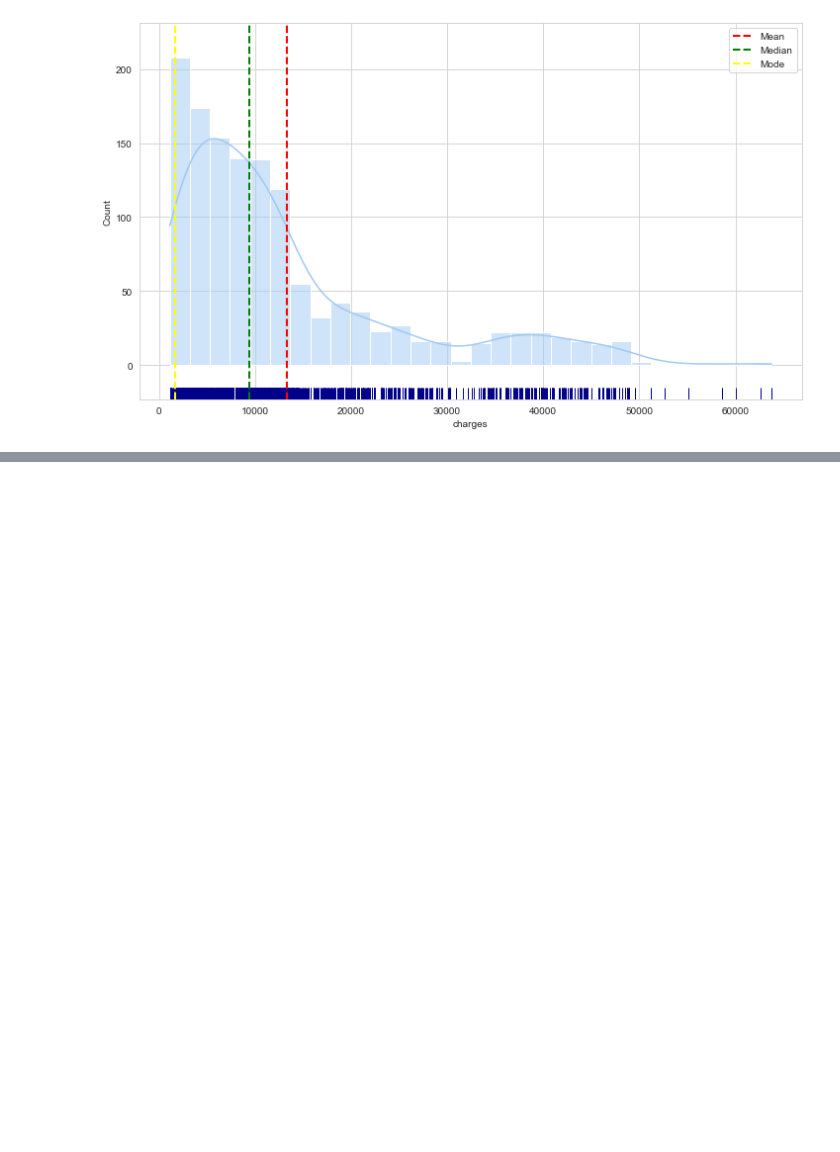
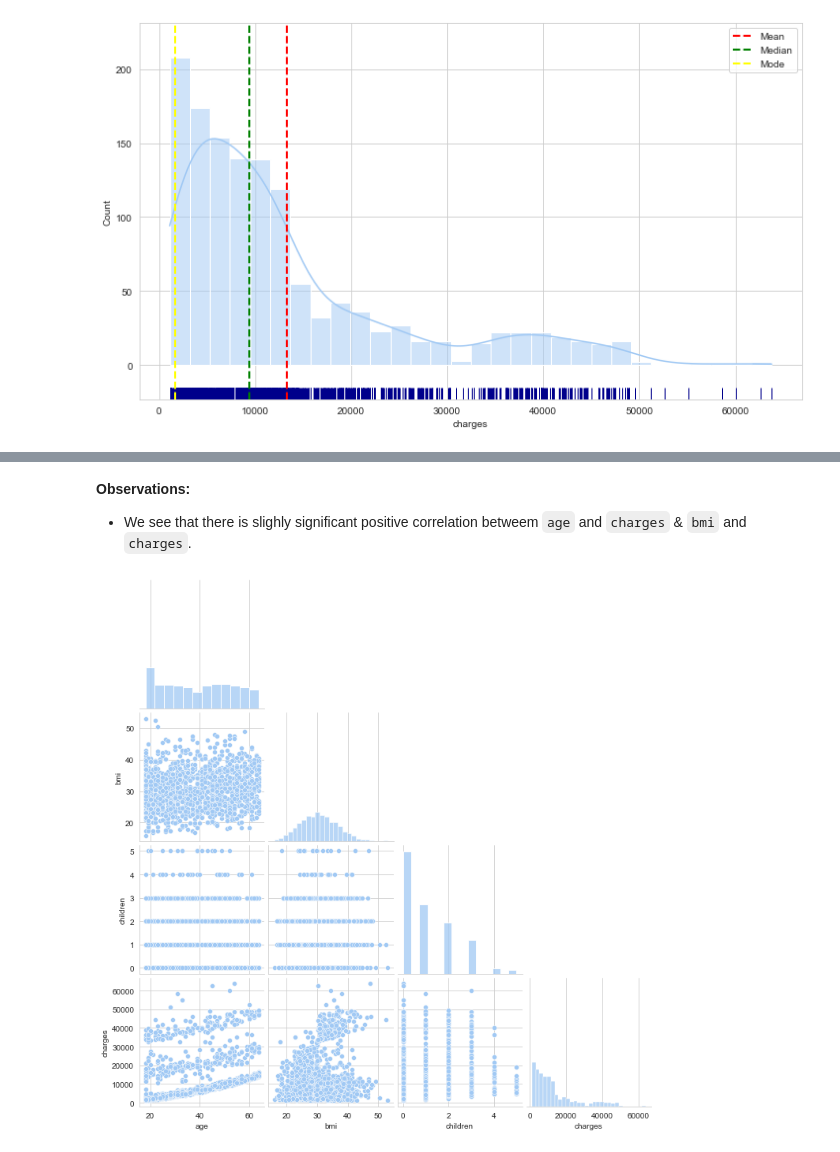
Before and after one commit to kedarghule/Statistical-Analysis-of-Insurance-Claims, a Jupyter notebook: stat-analysis-insurance.ipynb, the cells around one changed output, grey strips where cells are left out. Drawn from its saved outputs; the diff is of its cells as text; code cells hidden in the pictures; blank space fills up the shorter version.

```diff
--- a/stat-analysis-insurance.ipynb
+++ b/stat-analysis-insurance.ipynb
@@ -186,0 +224,8 @@ for i, col in enumerate(num_cols):
+# %% [markdown]
+**Observations:**
+- We see that there is slighly significant positive correlation betweem `age` and `charges` & `bmi` and `charges`.
+# %%
+sns.pairplot(data=df, corner=True)
+plt.show()
+# %% [output]
+[figure, added]
```
Also changed, not shown: parts of 9 cells of this notebook.
